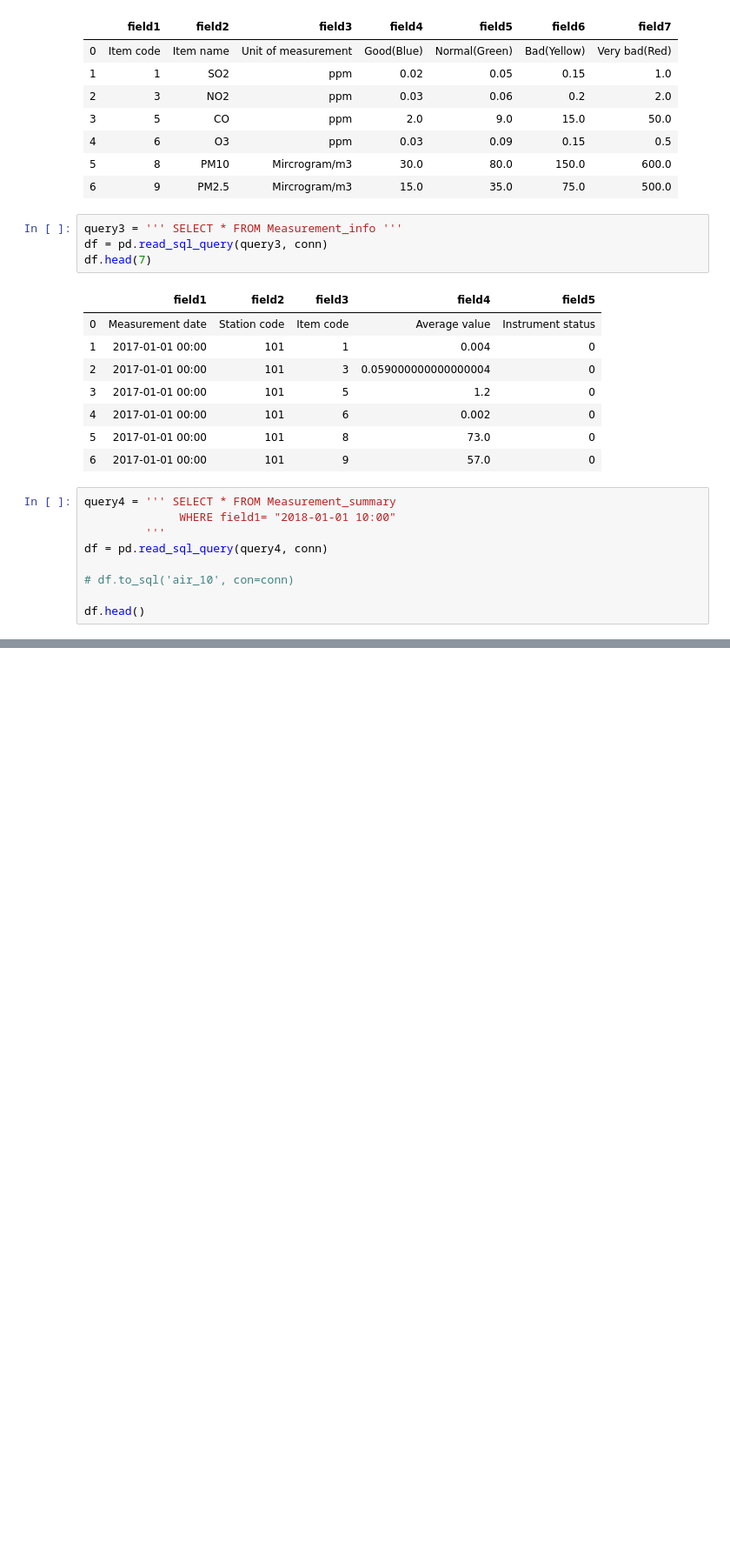
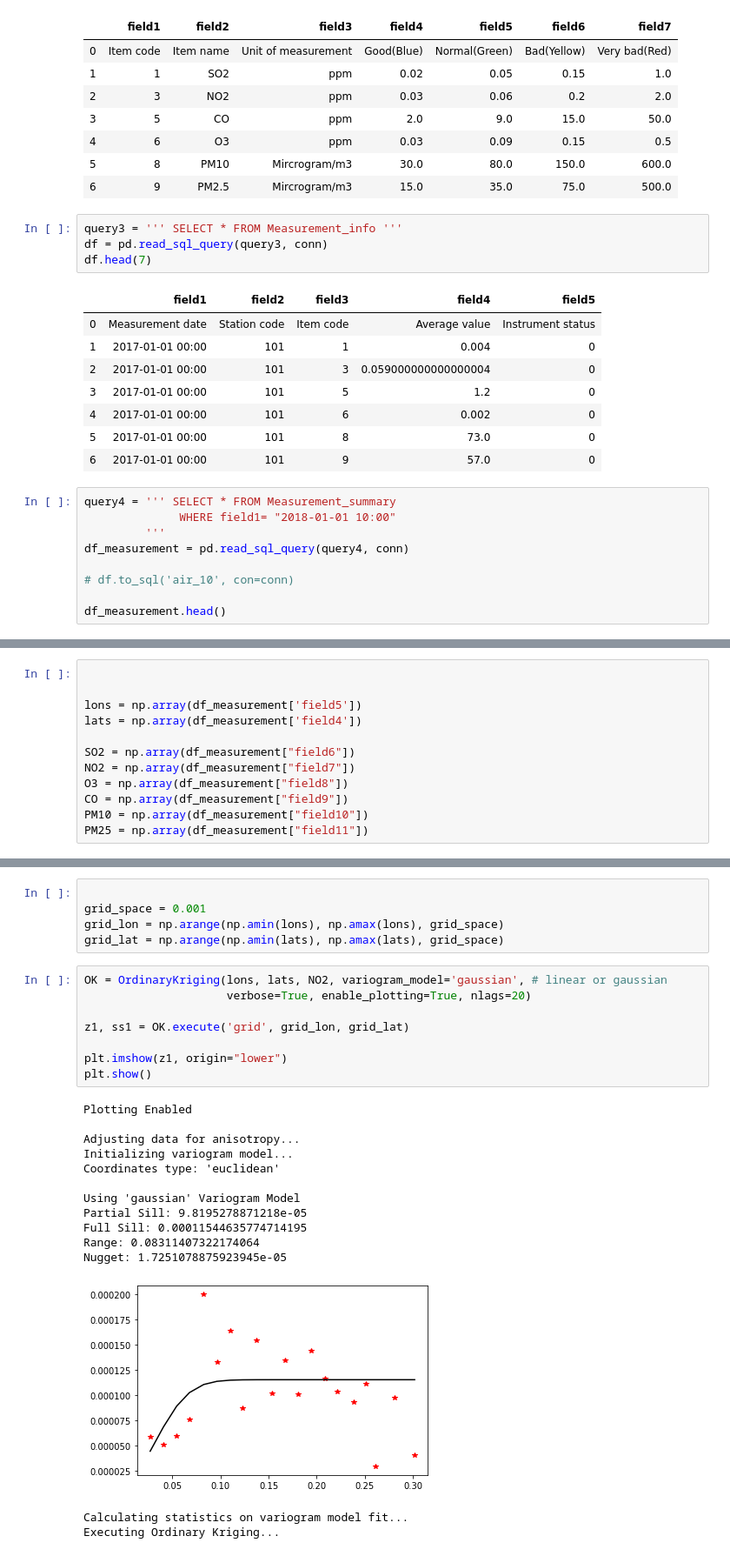
Before and after one commit to homayoun1990/air_quality, a Jupyter notebook: interpolation.ipynb, the cells around one changed output, grey strips where cells are left out. Shown: that part at 87% size. Cells and saved outputs as stored; diff of their text form; blank space fills up the shorter version.

```diff
--- a/interpolation.ipynb
+++ b/interpolation.ipynb
@@ -63,10 +69,10 @@ df.head(7)
 query4 = ''' SELECT * FROM Measurement_summary
               WHERE field1= "2018-01-01 10:00"
          '''
-df = pd.read_sql_query(query4, conn)
+df_measurement = pd.read_sql_query(query4, conn)
 
 # df.to_sql('air_10', con=conn)
 
-df.head()
+df_measurement.head()
 # %% [output]
 |  | field1 | field2 | field3 | field4 | field5 | field6 | field7 | field8 | field9 | field10 | field11 |
@@ -77,0 +130,12 @@ df.head()
+# %%
+
+
+lons = np.array(df_measurement['field5'])
+lats = np.array(df_measurement['field4'])
+
+SO2 = np.array(df_measurement["field6"])
+NO2 = np.array(df_measurement["field7"])
+O3 = np.array(df_measurement["field8"])
+CO = np.array(df_measurement["field9"])
+PM10 = np.array(df_measurement["field10"])
+PM25 = np.array(df_measurement["field11"])
@@ -77,0 +148,28 @@ df.head()
+# %%
+
+grid_space = 0.001
+grid_lon = np.arange(np.amin(lons), np.amax(lons), grid_space)
+grid_lat = np.arange(np.amin(lats), np.amax(lats), grid_space)
+# %%
+OK = OrdinaryKriging(lons, lats, NO2, variogram_model='gaussian', # linear or gaussian
+                     verbose=True, enable_plotting=True, nlags=20)
+
+z1, ss1 = OK.execute('grid', grid_lon, grid_lat)
+
+plt.imshow(z1, origin="lower")
+plt.show()
+# %% [output]
+Plotting Enabled
+
+Adjusting data for anisotropy...
+Initializing variogram model...
+Coordinates type: 'euclidean'
+
+Using 'gaussian' Variogram Model
+Partial Sill: 9.8195278871218e-05
+Full Sill: 0.00011544635774714195
+Range: 0.08311407322174064
+Nugget: 1.7251078875923945e-05
+[figure, added]
+Calculating statistics on variogram model fit...
+Executing Ordinary Kriging...
```
Also changed, not shown: parts of 21 cells of this notebook, 20 other files.
